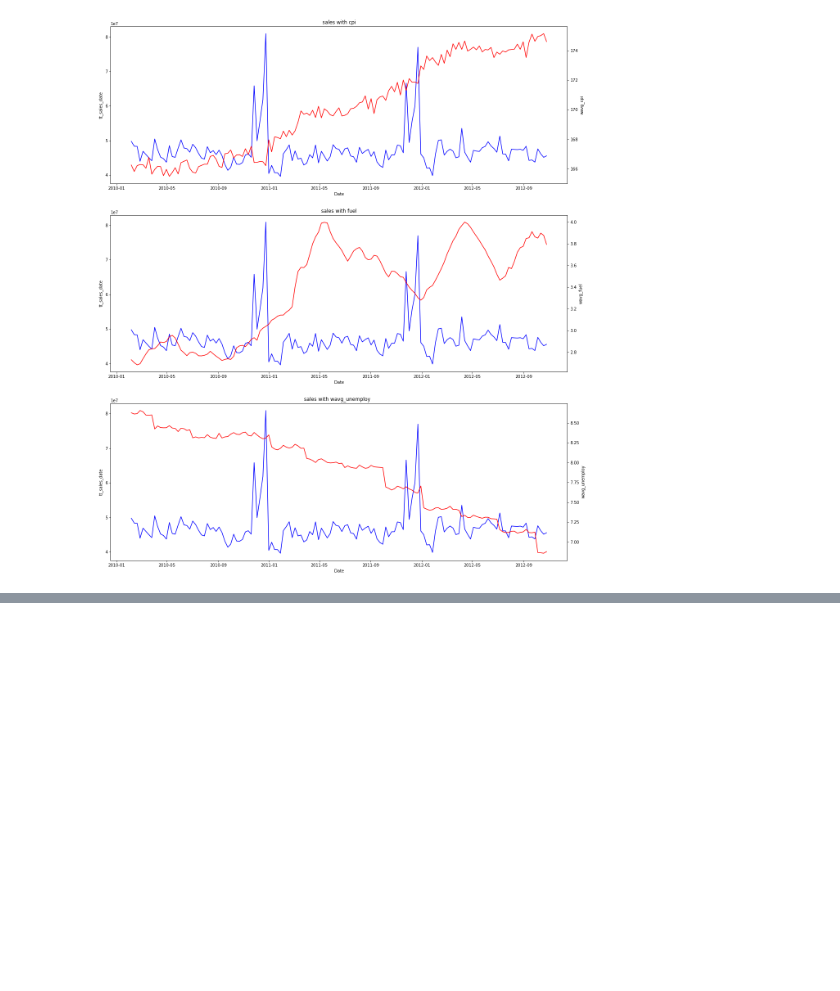
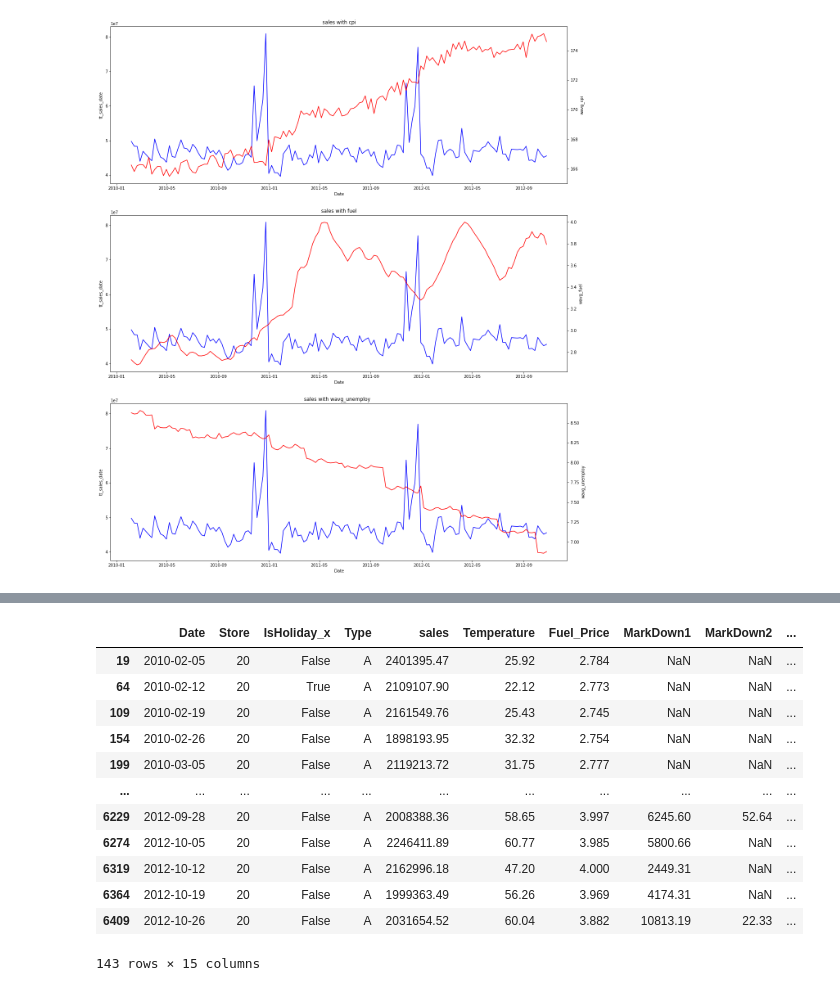
Before and after one commit to NatYhee/walmart-recruit-forecast, a Jupyter notebook: notebooks/data_understanding_eda.ipynb, the cells around one changed output, grey strips where cells are left out. Drawn from its saved outputs; the diff is of its cells as text; code cells hidden in the pictures; blank space fills up the shorter version.

```diff
--- a/notebooks/data_understanding_eda.ipynb
+++ b/notebooks/data_understanding_eda.ipynb
@@ -410,0 +425,19 @@ memory usage: 9.9+ KB
+# %%
+train_store_features_20_df =  train_store_features_df[train_store_features_df.Store == 20]
+train_store_features_20_df.describe()
+
+train_store_features_20_df
+# %% [output]
+|  | Date | Store | IsHoliday_x | Type | sales | Temperature | Fuel_Price | MarkDown1 | MarkDown2 | ... |
+| 19 | 2010-02-05 | 20 | False | A | 2401395.47 | 25.92 | 2.784 | NaN | NaN | ... |
+| 64 | 2010-02-12 | 20 | True | A | 2109107.90 | 22.12 | 2.773 | NaN | NaN | ... |
+| 109 | 2010-02-19 | 20 | False | A | 2161549.76 | 25.43 | 2.745 | NaN | NaN | ... |
+| 154 | 2010-02-26 | 20 | False | A | 1898193.95 | 32.32 | 2.754 | NaN | NaN | ... |
+| 199 | 2010-03-05 | 20 | False | A | 2119213.72 | 31.75 | 2.777 | NaN | NaN | ... |
+| ... | ... | ... | ... | ... | ... | ... | ... | ... | ... | ... |
+| 6229 | 2012-09-28 | 20 | False | A | 2008388.36 | 58.65 | 3.997 | 6245.60 | 52.64 | ... |
+| 6274 | 2012-10-05 | 20 | False | A | 2246411.89 | 60.77 | 3.985 | 5800.66 | NaN | ... |
+| 6319 | 2012-10-12 | 20 | False | A | 2162996.18 | 47.20 | 4.000 | 2449.31 | NaN | ... |
+| 6364 | 2012-10-19 | 20 | False | A | 1999363.49 | 56.26 | 3.969 | 4174.31 | NaN | ... |
+| 6409 | 2012-10-26 | 20 | False | A | 2031654.52 | 60.04 | 3.882 | 10813.19 | 22.33 | ... |
+143 rows × 15 columns
```
Also changed, not shown: parts of 12 cells of this notebook, 1 other file.
